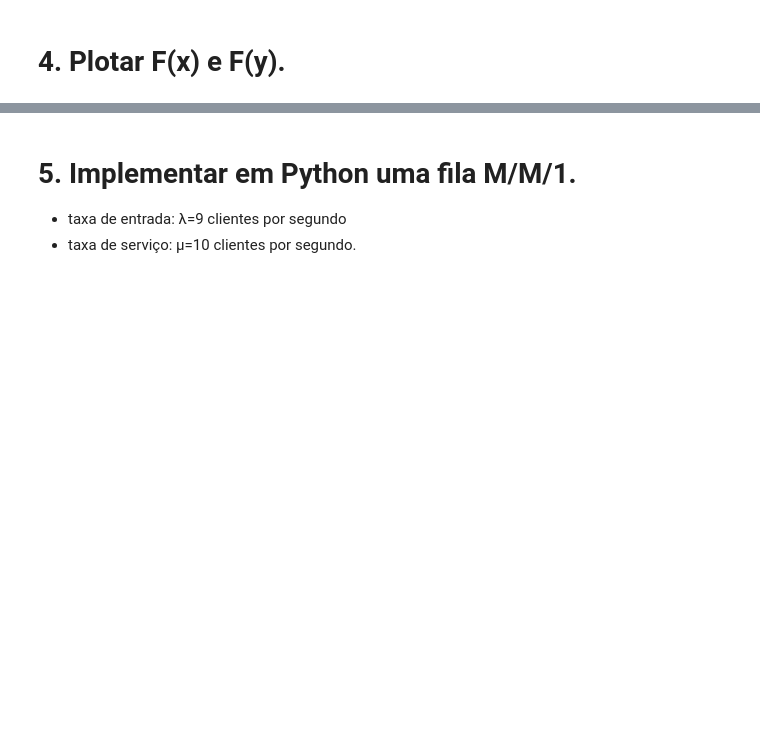
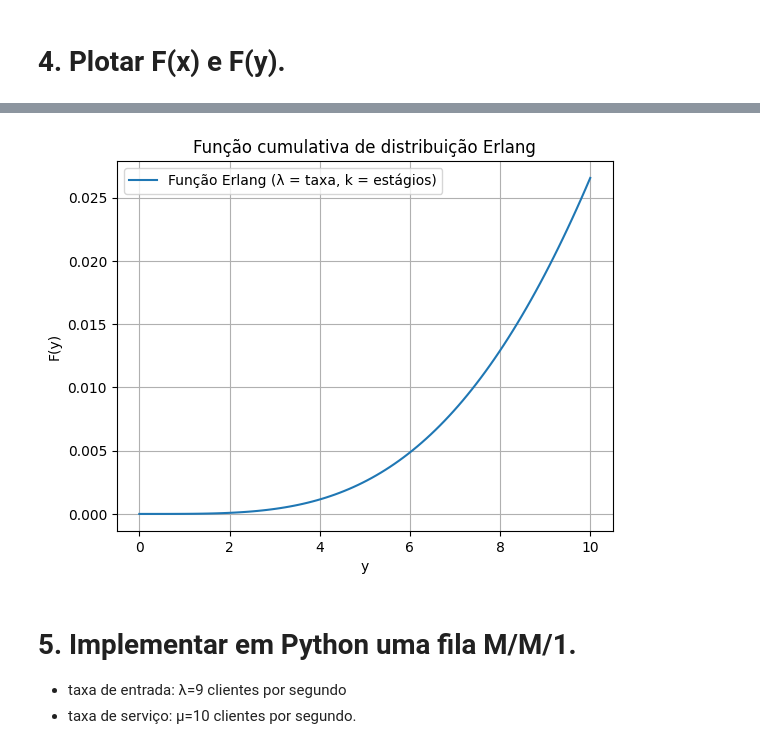
Before and after one commit to mariasald/avd-2024-01, a Jupyter notebook: Atividade_Prática_2_Geração_de_VA_e_fila_M_M_1.ipynb, the cells around one changed output, grey strips where cells are left out. Cells and saved outputs as stored; diff of their text form; code cells hidden in the pictures; blank space fills up the shorter version.

```diff
--- a/Atividade_Prática_2_Geração_de_VA_e_fila_M_M_1.ipynb
+++ b/Atividade_Prática_2_Geração_de_VA_e_fila_M_M_1.ipynb
@@ -76,0 +88,13 @@ Primeiros 10 resultados para média β = 1/9 (taxa = 9) e 4 estágios:
+# %%
+def cumulativa_erlang(taxa, estagios, y_min=0, y_max=10, pontos=100):
+    valores_y = np.linspace(y_min, y_max, pontos)
+    pontos_cumulativo = []
+
+    for y in valores_y:
+        soma = 0
+        for i in range(estagios):
+            soma += (taxa * y)**i / factorial(i)
+        cdf = 1 - np.exp(-taxa * y) * soma
+        pontos_cumulativo.append(cdf)
+
+    return valores_y, pontos_cumulativo
@@ -79,3 +117,15 @@ Primeiros 10 resultados para média β = 1/9 (taxa = 9) e 4 estágios:
+# %%
+valores_y, pontos_cumulativo = cumulativa_erlang(1/9, 4)
+
+plt.plot(valores_y, pontos_cumulativo, label=f'Função Erlang (λ = taxa, k = estágios)')
+plt.xlabel('y')
+plt.ylabel('F(y)')
+plt.title('Função cumulativa de distribuição Erlang')
+plt.legend()
+plt.grid(True)
+plt.show()
+# %% [output]
+[figure, added]
 # %% [markdown]
 # 5. Implementar em Python uma fila M/M/1.
   * taxa de entrada: λ=9 clientes por segundo
```
Also changed, not shown: parts of 8 cells of this notebook.
